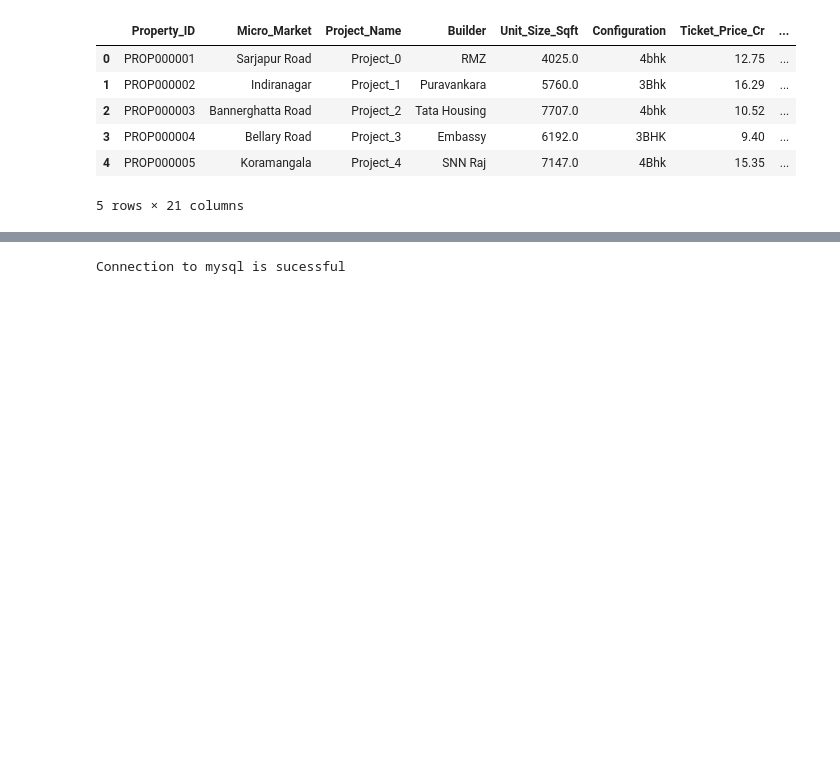
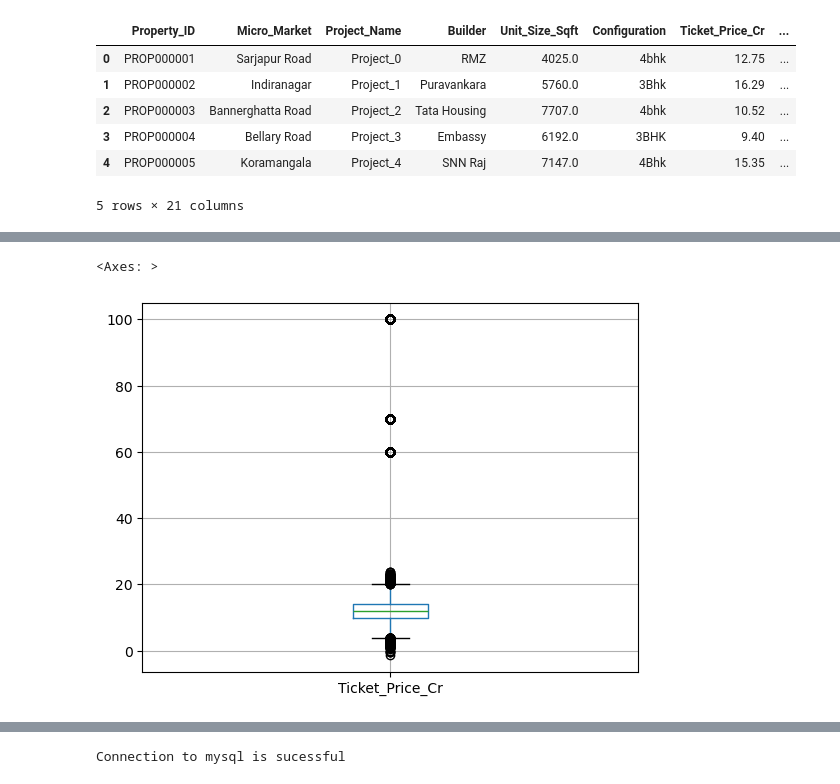
Before and after one commit to vanithadmr/luxury_house_sales, a Jupyter notebook: luxury_house.ipynb, the cells around one changed output, grey strips where cells are left out. Drawn from its saved outputs; the diff is of its cells as text; code cells hidden in the pictures; blank space fills up the shorter version.

```diff
--- a/luxury_house.ipynb
+++ b/luxury_house.ipynb
@@ -410,0 +456,5 @@ df.head()
+# %%
+df.boxplot(column = 'Ticket_Price_Cr' )
+# %% [output]
+<Axes: >
+[figure, added]
```
Also changed, not shown: parts of 8 cells of this notebook.
